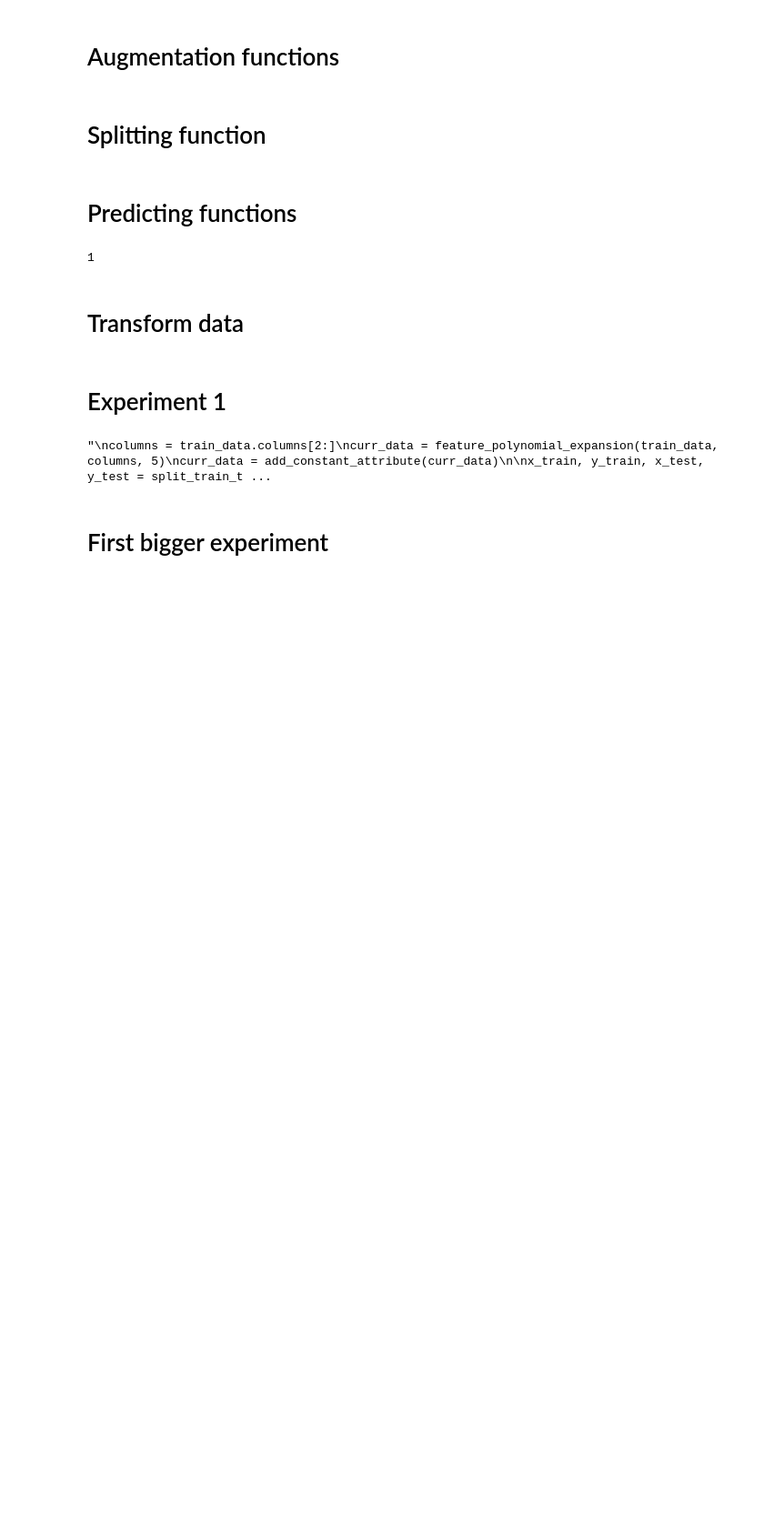
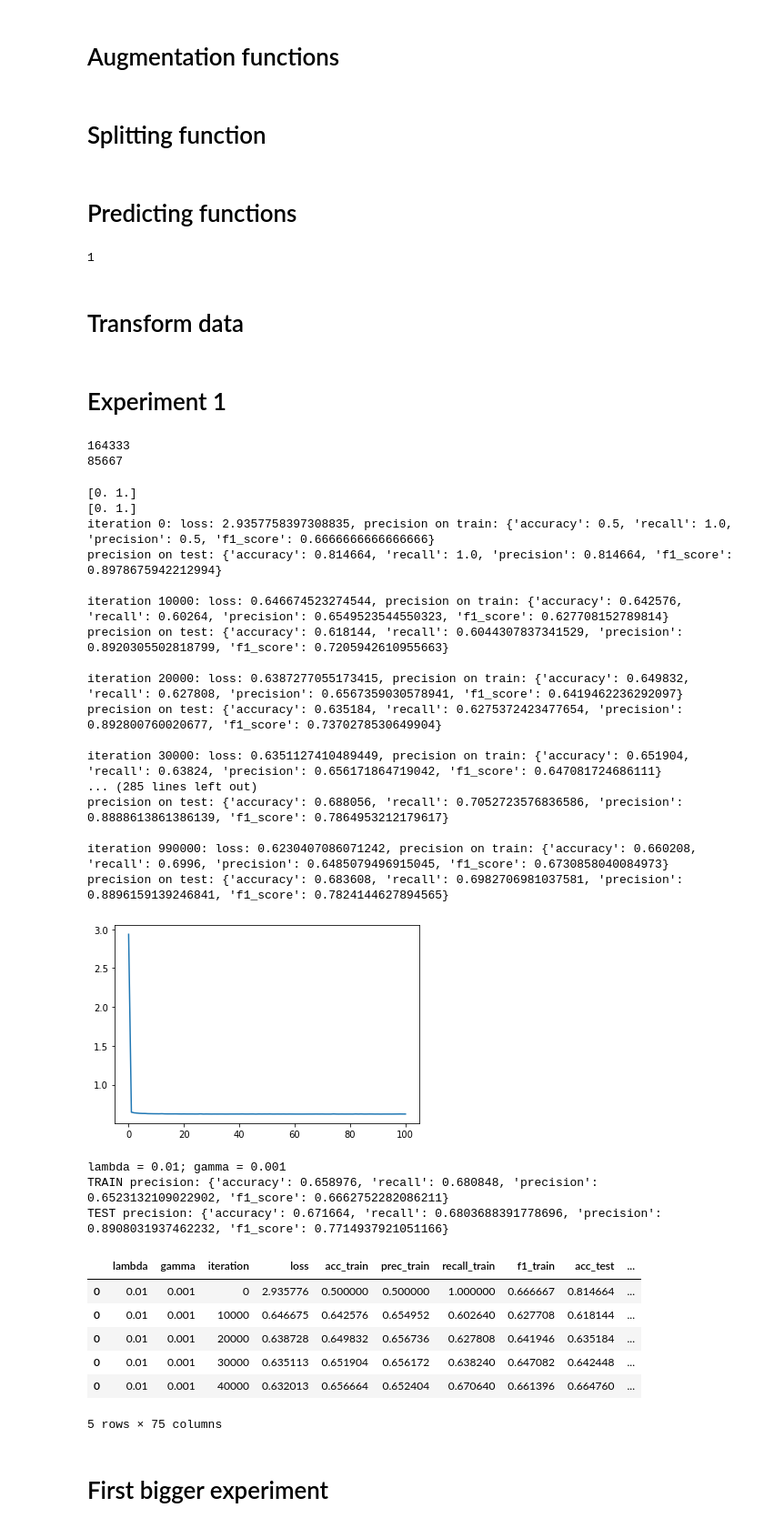
Before and after one commit to Tesa27/ML_project1, a Jupyter notebook: Implementations_v2-Copy1.ipynb, the cells around one changed output. Shown: that part at 91% size. Drawn from its saved outputs; the diff is of its cells as text; code cells hidden in the pictures; blank space fills up the shorter version.

```diff
--- a/Implementations_v2-Copy1.ipynb
+++ b/Implementations_v2-Copy1.ipynb
@@ -307,6 +367,8 @@ def feature_polynomial_expansion(x, columns, d):
 
     new_x = x.copy()
     for column in columns:
+        if ccolumn in column:
+            continue
         for i in range(2,d+1):
             new_x[f'{column}^{i}'] = x[column] ** i
 
@@ -320,7 +382,7 @@ def add_constant_attribute(x):
 # %% [markdown]
 # Splitting function
 # %%
-def split (data, ycolumn, train_ratio=0.75, seed=42):
+def split (data, ycolumn, train_ratio=0.50, seed=42):
     np.random.seed(seed)
 
     # default extreme value for train_ratio
@@ -379,30 +441,66 @@ def split_train_test(data):
     return x_train.values, y_train.values, x_test.values, y_test.values
 # %% [markdown]
 # Experiment 1
+# %%
+y = train_data['Prediction']
+print(np.count_nonzero(y))
+print(np.count_nonzero(y==0))
+# %% [output]
+164333
+85667
 # %%
-'''
+
 columns = train_data.columns[2:]
-curr_data = feature_polynomial_expansion(train_data, columns, 5)
+curr_data = feature_polynomial_expansion(train_data, columns, 2)
 curr_data = add_constant_attribute(curr_data)
 
 x_train, y_train, x_test, y_test = split_train_test(curr_data)
 
+print(np.unique(y_train))
+print(np.unique(y_test))
+
 lambda_ = 0.01
 gamma = 0.001
-max_iters = 100
+max_iters = 1000000
 initial_w = x_train.mean(axis=0)
 
 w, loss, df = reg_logistic_regression(y_train, x_train, lambda_, initial_w, max_iters, gamma, frequency=max_iters/100, x_test=x_test, y_test=y_test, log=f'Test.csv')
 plt.plot(loss)
 plt.show()
 
 print(f'lambda = {lambda_}; gamma = {gamma}')
 print(f'TRAIN precision: {evaluate_on_set(w,x_train, y_train)}')
 print(f'TEST precision: {evaluate_on_set(w,x_test, y_test)}')
 
 df.head()
-'''
 # %% [output]
-"\ncolumns = train_data.columns[2:]\ncurr_data = feature_polynomial_expansion(train_data, columns, 5)\ncurr_data = add_constant_attribute(curr_data)\n\nx_train, y_train, x_test, y_test = split_train_t ...
+[0. 1.]
+[0. 1.]
+iteration 0: loss: 2.9357758397308835, precision on train: {'accuracy': 0.5, 'recall': 1.0, 'precision': 0.5, 'f1_score': 0.6666666666666666}
+precision on test: {'accuracy': 0.814664, 'recall': 1.0, 'precision': 0.814664, 'f1_score': 0.8978675942212994}
+
+iteration 10000: loss: 0.646674523274544, precision on train: {'accuracy': 0.642576, 'recall': 0.60264, 'precision': 0.6549523544550323, 'f1_score': 0.627708152789814}
+precision on test: {'accuracy': 0.618144, 'recall': 0.6044307837341529, 'precision': 0.8920305502818799, 'f1_score': 0.7205942610955663}
+
+iteration 20000: loss: 0.6387277055173415, precision on train: {'accuracy': 0.649832, 'recall': 0.627808, 'precision': 0.6567359030578941, 'f1_score': 0.6419462236292097}
+precision on test: {'accuracy': 0.635184, 'recall': 0.6275372423477654, 'precision': 0.892800760020677, 'f1_score': 0.7370278530649904}
+
+iteration 30000: loss: 0.6351127410489449, precision on train: {'accuracy': 0.651904, 'recall': 0.63824, 'precision': 0.656171864719042, 'f1_score': 0.647081724686111}
+... (285 lines left out)
+precision on test: {'accuracy': 0.688056, 'recall': 0.7052723576836586, 'precision': 0.8888613861386139, 'f1_score': 0.7864953212179617}
+
+iteration 990000: loss: 0.6230407086071242, precision on train: {'accuracy': 0.660208, 'recall': 0.6996, 'precision': 0.6485079496915045, 'f1_score': 0.6730858040084973}
+precision on test: {'accuracy': 0.683608, 'recall': 0.6982706981037581, 'precision': 0.8896159139246841, 'f1_score': 0.7824144627894565}
+[figure, added]
+lambda = 0.01; gamma = 0.001
+TRAIN precision: {'accuracy': 0.658976, 'recall': 0.680848, 'precision': 0.6523132109022902, 'f1_score': 0.6662752282086211}
+TEST precision: {'accuracy': 0.671664, 'recall': 0.6803688391778696, 'precision': 0.8908031937462232, 'f1_score': 0.7714937921051166}
+|  | lambda | gamma | iteration | loss | acc_train | prec_train | recall_train | f1_train | acc_test | ... |
+| 0 | 0.01 | 0.001 | 0 | 2.935776 | 0.500000 | 0.500000 | 1.000000 | 0.666667 | 0.814664 | ... |
+| 0 | 0.01 | 0.001 | 10000 | 0.646675 | 0.642576 | 0.654952 | 0.602640 | 0.627708 | 0.618144 | ... |
+| 0 | 0.01 | 0.001 | 20000 | 0.638728 | 0.649832 | 0.656736 | 0.627808 | 0.641946 | 0.635184 | ... |
+| 0 | 0.01 | 0.001 | 30000 | 0.635113 | 0.651904 | 0.656172 | 0.638240 | 0.647082 | 0.642448 | ... |
+| 0 | 0.01 | 0.001 | 40000 | 0.632013 | 0.656664 | 0.652404 | 0.670640 | 0.661396 | 0.664760 | ... |
+5 rows × 75 columns
 # %% [markdown]
 # First bigger experiment
```
Also changed, not shown: parts of 10 cells of this notebook, 2 other files.
